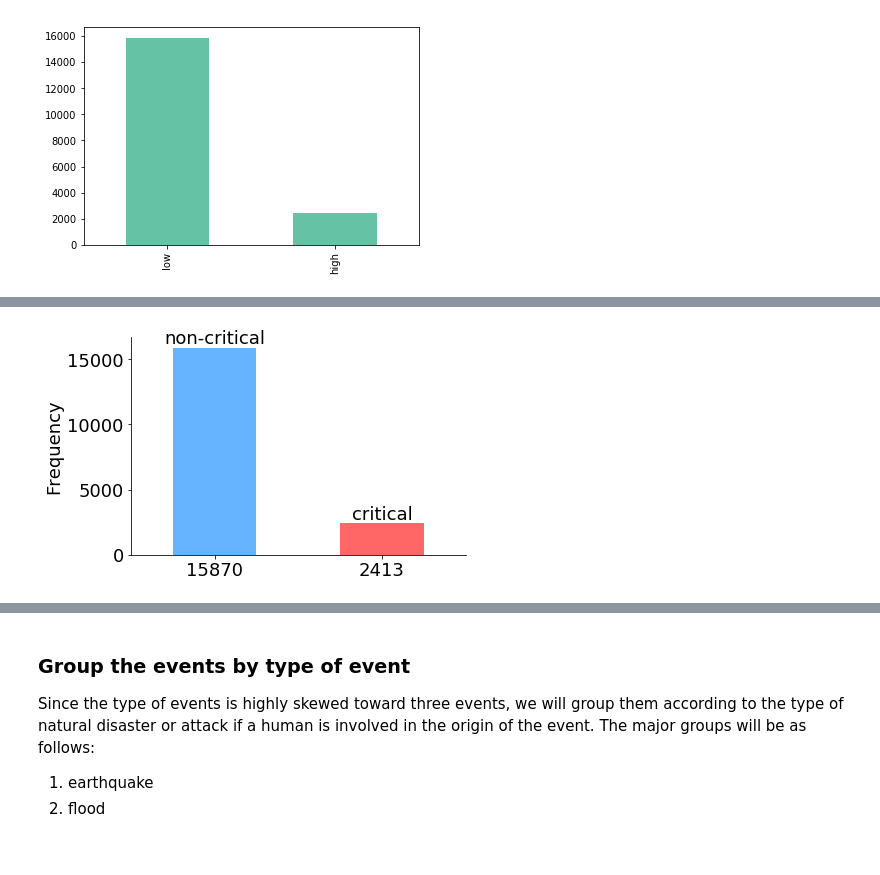
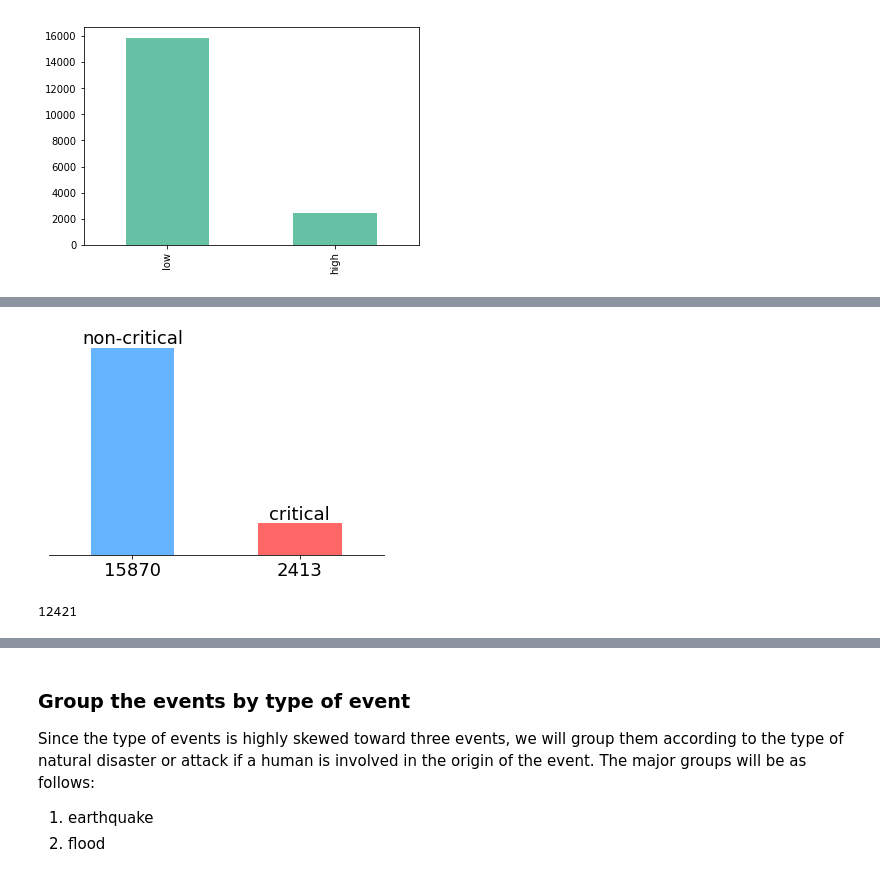
Before and after one commit to salmedina/CriticalTweetsClassifier, a Jupyter notebook: notebooks/Disaster Data Analysis.ipynb, the cells around one changed output, grey strips where cells are left out. Cells and saved outputs as stored; diff of their text form; code cells hidden in the pictures.

```diff
--- a/notebooks/Disaster Data Analysis.ipynb
+++ b/notebooks/Disaster Data Analysis.ipynb
@@ -66,9 +66,10 @@ plt.figure()
 plt.rcParams.update({'font.size':18})
 ax = original_series.plot(kind='bar', color=['#66b3ff', '#99ff99', '#f0d16e',  '#ff6666'])
 
-ax.set_ylabel('Frequency')
 ax.spines['right'].set_visible(False)
 ax.spines['top'].set_visible(False)
+ax.spines['left'].set_visible(False)
+ax.get_yaxis().set_visible(False)
 ax.set_xticklabels(original_count, rotation=0)
 
 rects = ax.patches
@@ -84,28 +85,34 @@ plt.savefig('../images/original_labels_barplot.pdf')
 # %%
 colors = sns.color_palette()
 new_count = [15870, 2413]
 new_labels = ['non-critical', 'critical']
 
 new_series = pd.Series.from_array(new_count)
 
 plt.figure()
 ax = new_series.plot(kind='bar', color=['#66b3ff', '#ff6666'])
 
 ax.set_ylabel('Frequency')
 ax.spines['right'].set_visible(False)
 ax.spines['top'].set_visible(False)
+ax.spines['left'].set_visible(False)
+ax.get_yaxis().set_visible(False)
 ax.set_xticklabels(new_count, rotation=0)
 
 rects = ax.patches
 
 # Make some labels.
 for rect, label in zip(rects, new_labels):
     height = rect.get_height()
     ax.text(rect.get_x() + rect.get_width() / 2, height + 5, label,
             ha='center', va='bottom')
 plt.savefig('../images/new_labels_barplot.pdf')
 # %% [output]
-[figure, old version]
+[figure, new version]
+# %%
+15870+2413-5862
+# %% [output]
+12421
 # %%
 labeled_tweets.event.value_counts().plot(kind='bar')
 print(labeled_tweets.event.value_counts())
```
Also changed, not shown: parts of 2 cells of this notebook, 2 other files.
